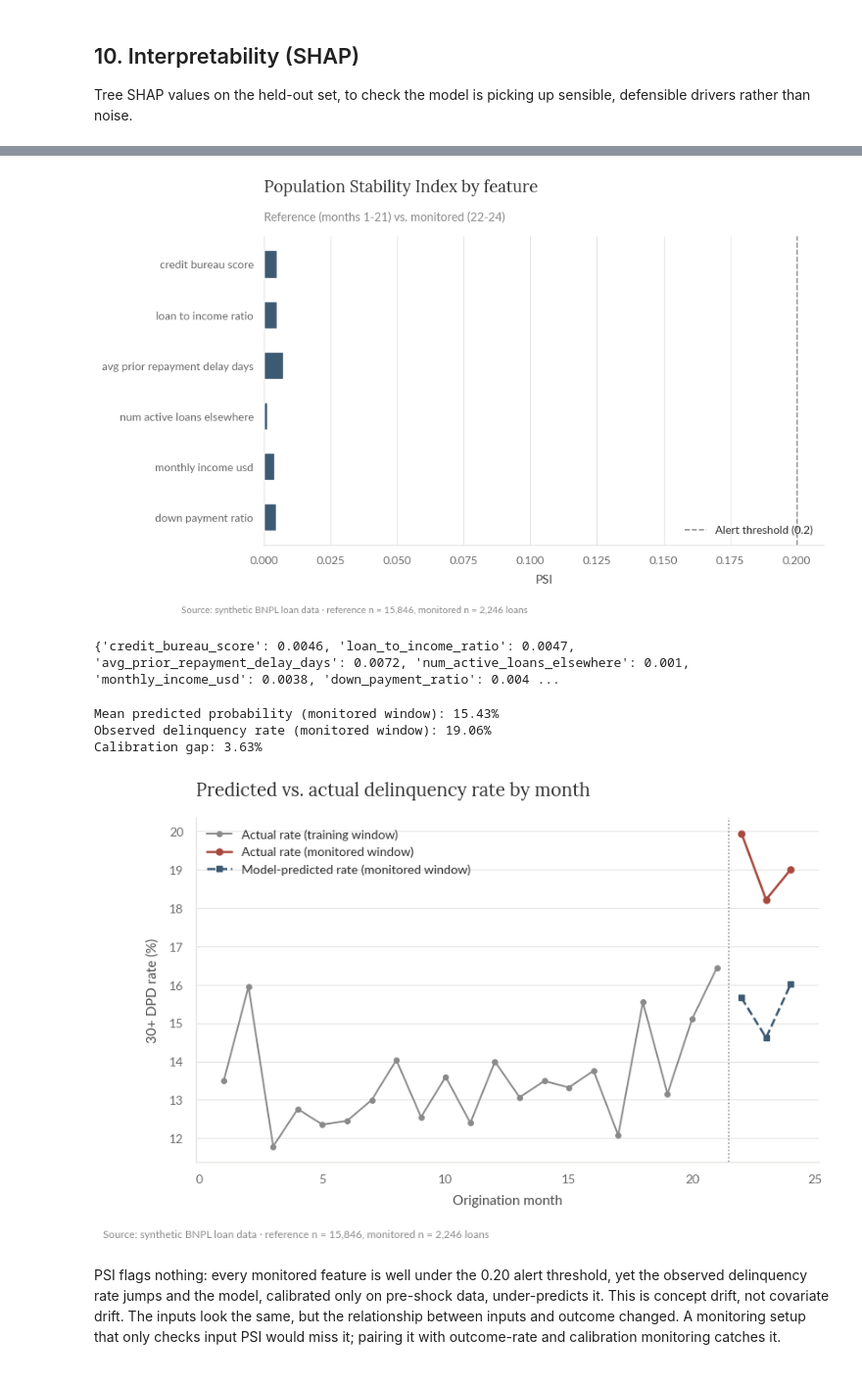
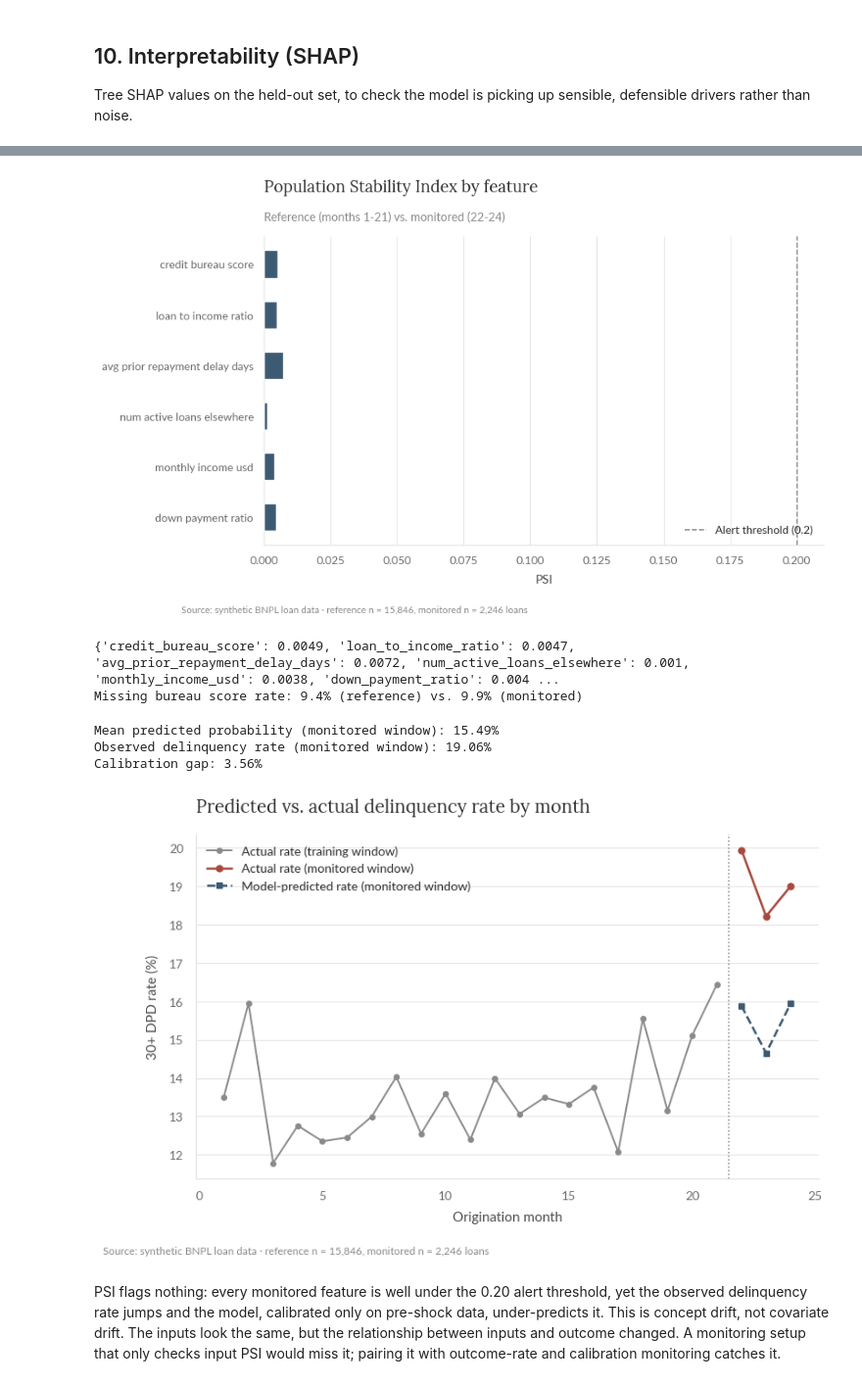
Before and after one commit to gus-morales/work-showcase, a Jupyter notebook: projects/01-delinquency-risk-model/notebooks/01_delinquency_risk_model.ipynb, the cells around one changed output, grey strips where cells are left out. Shown at 98% size. Cells and saved outputs as stored; diff of their text form; code cells hidden in the pictures.

```diff
--- a/projects/01-delinquency-risk-model/notebooks/01_delinquency_risk_model.ipynb
+++ b/projects/01-delinquency-risk-model/notebooks/01_delinquency_risk_model.ipynb
@@ -123,11 +119,19 @@ train_df = df[df.origination_month <= 18]
 val_df = df[(df.origination_month > 18) & (df.origination_month <= 21)]
 test_df = df[df.origination_month > 21]
 
-X_train, y_train = X_all.loc[train_df.index], train_df["delinquent_30dpd"].values
-X_val, y_val = X_all.loc[val_df.index], val_df["delinquent_30dpd"].values
-X_test, y_test = X_all.loc[test_df.index], test_df["delinquent_30dpd"].values
+feature_pipeline = build_feature_pipeline()
+X_train = feature_pipeline.fit_transform(train_df[RAW_FEATURE_COLS])
+X_val = feature_pipeline.transform(val_df[RAW_FEATURE_COLS])
+X_test = feature_pipeline.transform(test_df[RAW_FEATURE_COLS])
+feature_names = list(X_train.columns)
+
+y_train = train_df["delinquent_30dpd"].values
+y_val = val_df["delinquent_30dpd"].values
+y_test = test_df["delinquent_30dpd"].values
 
 SOURCE_TEST = f"Source: synthetic BNPL loan data · held-out test set, months 22-24 · n = {len(test_df):,} loans"
 print(f"Train: {len(train_df):,} | Val: {len(val_df):,} | Test: {len(test_df):,}")
+print(f"{X_train.shape[1]} features after the pipeline (incl. one-hot encoding and the missing-score indicator)")
+X_train.head()
 # %% [output]
 Train: 13,499 | Val: 2,347 | Test: 2,246
@@ -140,7 +151,7 @@ from scipy.stats import randint, uniform
 from sklearn.model_selection import RandomizedSearchCV, TimeSeriesSplit
 
 train_sorted = train_df.sort_values("origination_month")
-X_train_sorted = X_all.loc[train_sorted.index]
+X_train_sorted = X_train.loc[train_sorted.index]
 y_train_sorted = train_sorted["delinquent_30dpd"].values
 
 param_distributions = {
@@ -388,5 +399,9 @@ Comparing the training population (months 1-21) against the shocked window (22-2
 # %%
 def psi(reference, current, bins=10):
+    # PSI is computed on observed values only; the missing-rate itself is
+    # checked separately just below, since it's a different kind of drift.
+    reference = reference[~np.isnan(reference)]
+    current = current[~np.isnan(current)]
     cut_points = np.unique(np.quantile(reference, np.linspace(0, 1, bins + 1)))
     if len(cut_points) < 3:
         return 0.0
@@ -419,45 +434,52 @@ ax.legend(loc="lower right")
 add_footnote(fig, SOURCE_DRIFT)
 plt.show()
 
+missing_rate_reference = float(reference["credit_bureau_score"].isna().mean())
+missing_rate_monitored = float(monitored["credit_bureau_score"].isna().mean())
 print(psi_results)
+print(f"Missing bureau score rate: {missing_rate_reference:.1%} (reference) vs. {missing_rate_monitored:.1%} (monitored)")
 # %% [output]
 [figure]
-{'credit_bureau_score': 0.0046, 'loan_to_income_ratio': 0.0047, 'avg_prior_repayment_delay_days': 0.0072, 'num_active_loans_elsewhere': 0.001, 'monthly_income_usd': 0.0038, 'down_payment_ratio': 0.004 ...
+{'credit_bureau_score': 0.0049, 'loan_to_income_ratio': 0.0047, 'avg_prior_repayment_delay_days': 0.0072, 'num_active_loans_elsewhere': 0.001, 'monthly_income_usd': 0.0038, 'down_payment_ratio': 0.004 ...
+Missing bureau score rate: 9.4% (reference) vs. 9.9% (monitored)
 # %%
-X_monitored = X_all.loc[monitored.index]
+# Transform only, with the pipeline fit on the training split above:
+# scoring the monitored window with statistics re-fit on it would defeat
+# the point of a frozen, deployed model.
+X_monitored = feature_pipeline.transform(monitored[RAW_FEATURE_COLS])
 y_monitored = monitored["delinquent_30dpd"].values
 y_prob_monitored = calibrated.predict_proba(X_monitored)[:, 1]
 
 mean_pred = y_prob_monitored.mean()
 observed_rate = y_monitored.mean()
 print(f"Mean predicted probability (monitored window): {mean_pred:.2%}")
 print(f"Observed delinquency rate (monitored window): {observed_rate:.2%}")
 print(f"Calibration gap: {observed_rate - mean_pred:.2%}")
 
 monitored_scored = monitored.copy()
 monitored_scored["pred_prob"] = y_prob_monitored
 by_month_m = monitored_scored.groupby("origination_month").agg(
     actual_rate=("delinquent_30dpd", "mean"), predicted_rate=("pred_prob", "mean"))
 ref_by_month = reference.groupby("origination_month")["delinquent_30dpd"].mean()
 
 fig, ax = plt.subplots(figsize=(9, 5))
 ax.plot(ref_by_month.index, ref_by_month.values * 100, marker="o", markersize=4, color=GREY, linewidth=1.4,
         label="Actual rate (training window)")
 ax.plot(by_month_m.index, by_month_m["actual_rate"] * 100, marker="o", markersize=5, color=MUTED_RED, linewidth=1.8,
         label="Actual rate (monitored window)")
 ax.plot(by_month_m.index, by_month_m["predicted_rate"] * 100, marker="s", markersize=5, ls="--", color=SLATE, linewidth=1.8,
         label="Model-predicted rate (monitored window)")
 ax.axvline(21.5, ls=":", color=GREY, linewidth=1.1)
 style_ax(ax, title="Predicted vs. actual delinquency rate by month",
          xlabel="Origination month", ylabel="30+ DPD rate (%)")
 ax.legend(fontsize=10, loc="upper left")
 add_footnote(fig, SOURCE_DRIFT)
 plt.show()
 # %% [output]
-Mean predicted probability (monitored window): 15.43%
+Mean predicted probability (monitored window): 15.49%
 Observed delinquency rate (monitored window): 19.06%
-Calibration gap: 3.63%
+Calibration gap: 3.56%
-[figure, old version]
+[figure, new version]
 # %% [markdown]
 PSI flags nothing: every monitored feature is well under the 0.20 alert threshold, yet the observed delinquency rate jumps and the model, calibrated only on pre-shock data, under-predicts it. This is concept drift, not covariate drift. The inputs look the same, but the relationship between inputs and outcome changed. A monitoring setup that only checks input PSI would miss it; pairing it with outcome-rate and calibration monitoring catches it.
 # %% [markdown]
```
Also changed, not shown: parts of 20 cells of this notebook, 26 other files.
